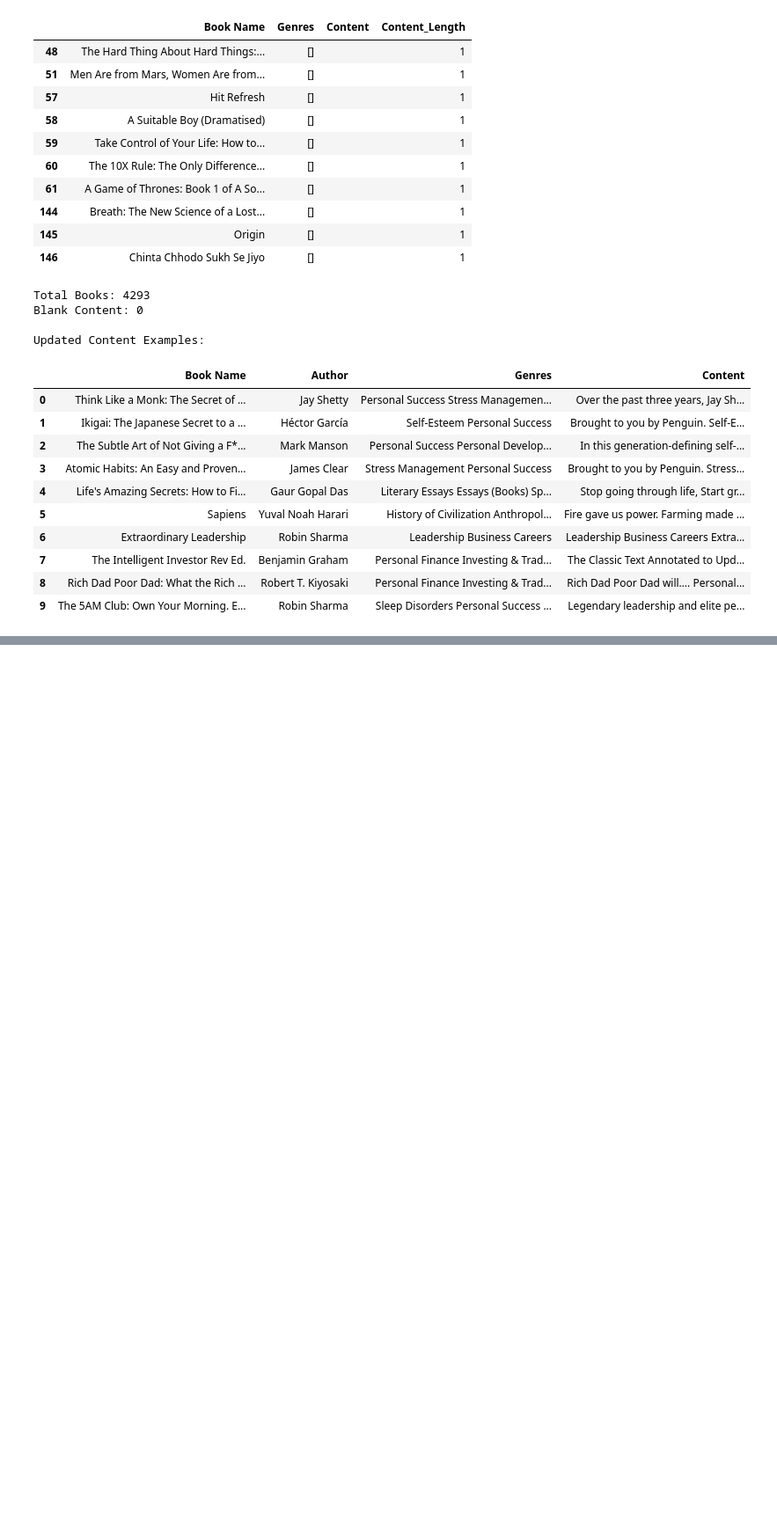
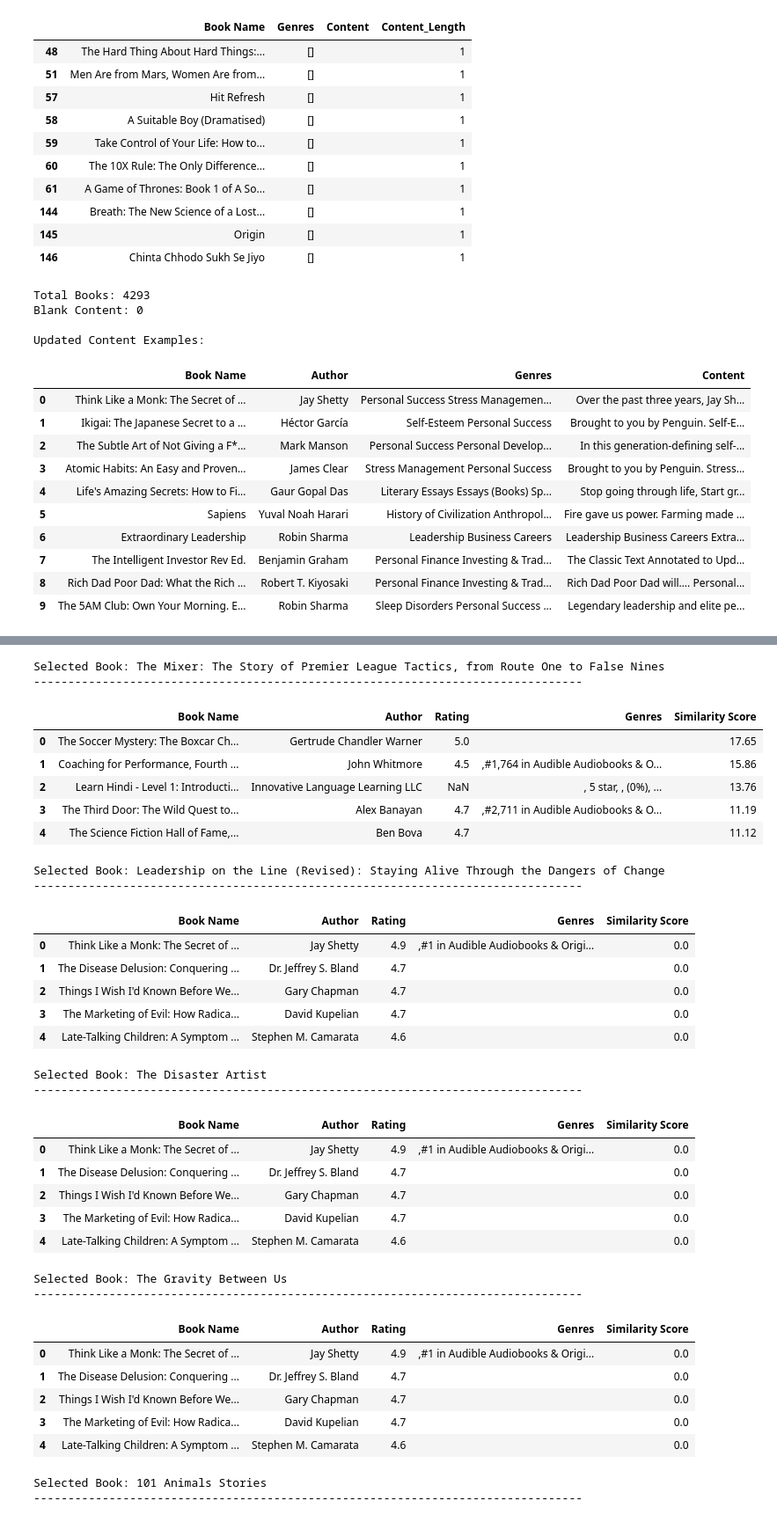
Before and after one commit to rao274563-cpu/Audible-Insights, a Jupyter notebook: notebooks/04_recommendation_system.ipynb, the cells around one changed output, grey strips where cells are left out. Shown at 88% size. Cells and saved outputs as stored; diff of their text form; code cells hidden in the pictures; blank space fills up the shorter version.

```diff
--- a/notebooks/04_recommendation_system.ipynb
+++ b/notebooks/04_recommendation_system.ipynb
@@ -558,0 +573,26 @@ Updated Content Examples:
+# %%
+df_advance = pd.read_csv(
+    "../data/processed/audible_advanced_clean.csv"
+)
+# %%
+# Rebuild Content Column
+
+df_advance["Genres"] = df_advance["Ranks and Genre"].fillna("").astype(str)
+
+df_advance["Content"] = (
+    df_advance["Description"].fillna("").astype(str) + " " +
+    df_advance["Genres"] + " " +
+    df_advance["Book Name"].fillna("").astype(str) + " " +
+    df_advance["Author"].fillna("").astype(str)
+).str.strip()
+
+# Save updated dataset
+df_advance.to_csv(
+    "../data/processed/audible_advanced_clean.csv",
+    index=False
+)
+
+print("Updated dataset saved successfully!")
+print("Dataset Shape:", df_advance.shape)
+print("Content Column Exists:", "Content" in df_advance.columns)
+print("Blank Content:", df_advance["Content"].eq("").sum())
@@ -558,0 +640,49 @@ Updated Content Examples:
+# %%
+# Test recommendations for multiple audiobooks
+
+test_books = df_advance["Book Name"].dropna().drop_duplicates().sample(
+    5, random_state=42
+)
+
+for book in test_books:
+    print("\nSelected Book:", book)
+    print("-" * 80)
+
+    recommendations = recommend_book(book)
+
+    display(recommendations)
+# %% [output]
+Selected Book: The Mixer: The Story of Premier League Tactics, from Route One to False Nines
+--------------------------------------------------------------------------------
+|  | Book Name | Author | Rating | Genres | Similarity Score |
+| 0 | The Soccer Mystery: The Boxcar Ch... | Gertrude Chandler Warner | 5.0 |  | 17.65 |
+| 1 | Coaching for Performance, Fourth ... | John Whitmore | 4.5 | ,#1,764 in Audible Audiobooks & O... | 15.86 |
+| 2 | Learn Hindi - Level 1: Introducti... | Innovative Language Learning LLC | NaN | , 5 star, , (0%), ... | 13.76 |
+| 3 | The Third Door: The Wild Quest to... | Alex Banayan | 4.7 | ,#2,711 in Audible Audiobooks & O... | 11.19 |
+| 4 | The Science Fiction Hall of Fame,... | Ben Bova | 4.7 |  | 11.12 |
+Selected Book: Leadership on the Line (Revised): Staying Alive Through the Dangers of Change
+--------------------------------------------------------------------------------
+|  | Book Name | Author | Rating | Genres | Similarity Score |
+| 0 | Think Like a Monk: The Secret of ... | Jay Shetty | 4.9 | ,#1 in Audible Audiobooks & Origi... | 0.0 |
+| 1 | The Disease Delusion: Conquering ... | Dr. Jeffrey S. Bland | 4.7 |  | 0.0 |
+| 2 | Things I Wish I'd Known Before We... | Gary Chapman | 4.7 |  | 0.0 |
+| 3 | The Marketing of Evil: How Radica... | David Kupelian | 4.7 |  | 0.0 |
+| 4 | Late-Talking Children: A Symptom ... | Stephen M. Camarata | 4.6 |  | 0.0 |
+Selected Book: The Disaster Artist
+--------------------------------------------------------------------------------
+|  | Book Name | Author | Rating | Genres | Similarity Score |
+| 0 | Think Like a Monk: The Secret of ... | Jay Shetty | 4.9 | ,#1 in Audible Audiobooks & Origi... | 0.0 |
+| 1 | The Disease Delusion: Conquering ... | Dr. Jeffrey S. Bland | 4.7 |  | 0.0 |
+| 2 | Things I Wish I'd Known Before We... | Gary Chapman | 4.7 |  | 0.0 |
+| 3 | The Marketing of Evil: How Radica... | David Kupelian | 4.7 |  | 0.0 |
+| 4 | Late-Talking Children: A Symptom ... | Stephen M. Camarata | 4.6 |  | 0.0 |
+Selected Book: The Gravity Between Us
+--------------------------------------------------------------------------------
+|  | Book Name | Author | Rating | Genres | Similarity Score |
+| 0 | Think Like a Monk: The Secret of ... | Jay Shetty | 4.9 | ,#1 in Audible Audiobooks & Origi... | 0.0 |
+| 1 | The Disease Delusion: Conquering ... | Dr. Jeffrey S. Bland | 4.7 |  | 0.0 |
+| 2 | Things I Wish I'd Known Before We... | Gary Chapman | 4.7 |  | 0.0 |
+| 3 | The Marketing of Evil: How Radica... | David Kupelian | 4.7 |  | 0.0 |
+| 4 | Late-Talking Children: A Symptom ... | Stephen M. Camarata | 4.6 |  | 0.0 |
+Selected Book: 101 Animals Stories
+--------------------------------------------------------------------------------
```
Also changed, not shown: parts of 6 cells of this notebook, 3 other files.
